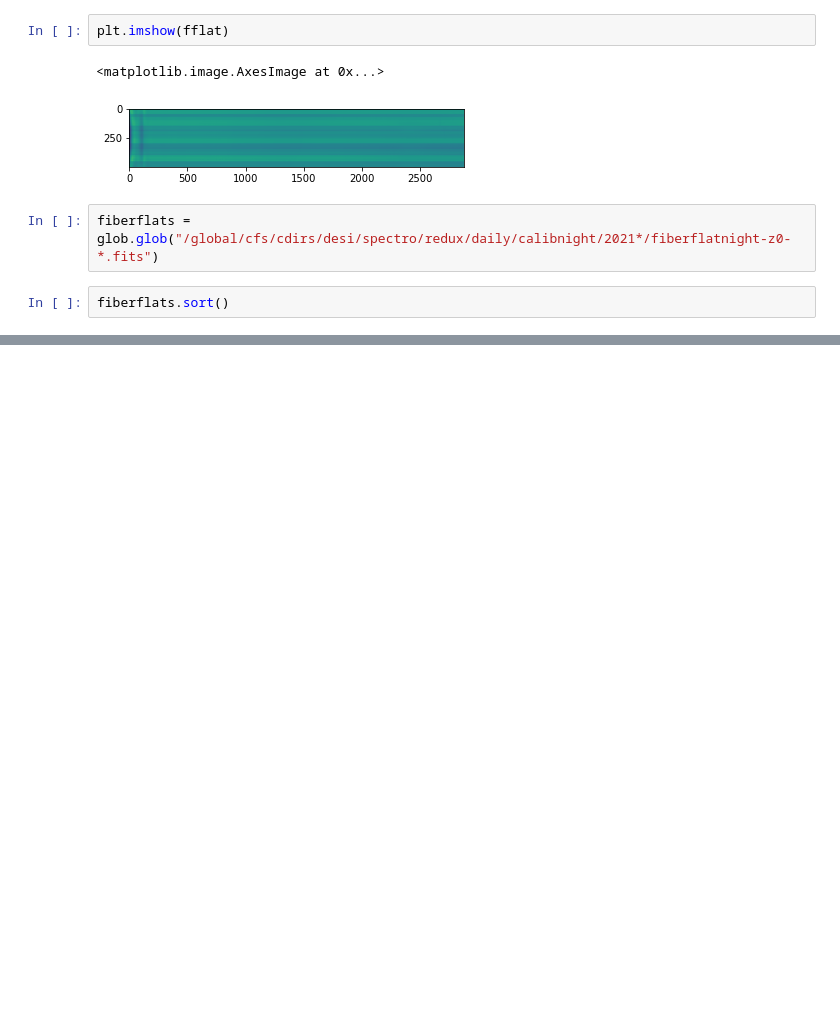
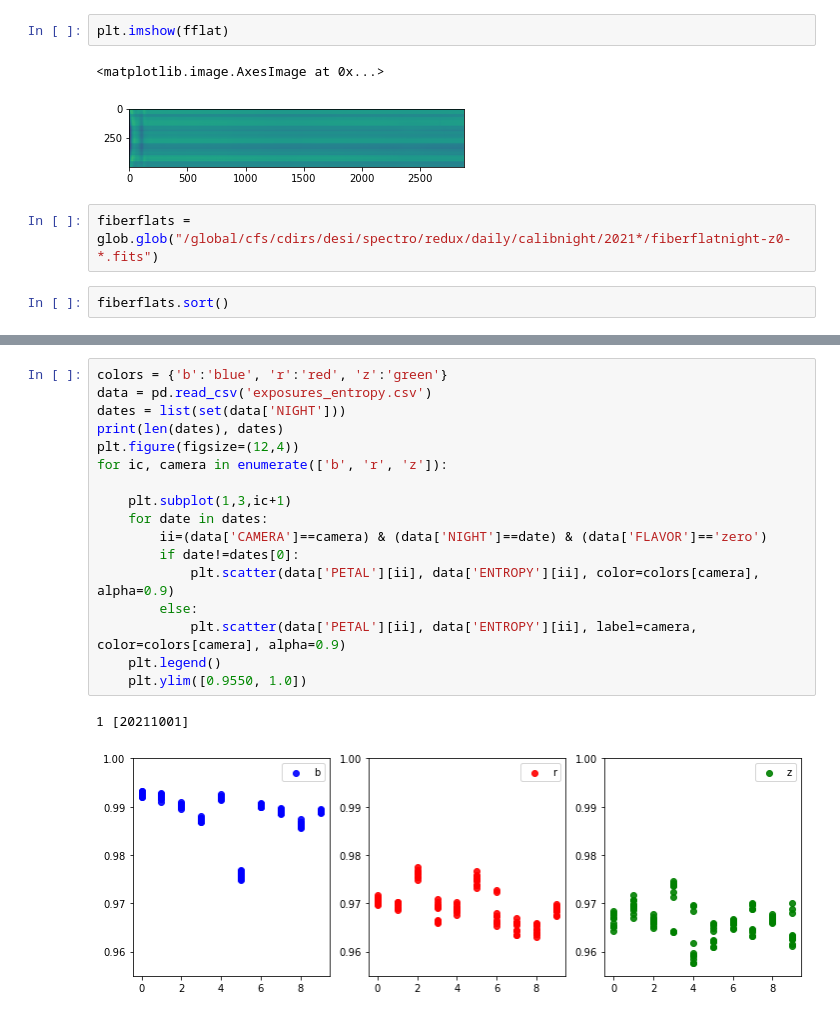
Before and after one commit to forero/SandboxDESI, a Jupyter notebook: entropy/explore_frames.ipynb, the cells around one changed output, grey strips where cells are left out. Drawn from its saved outputs; the diff is of its cells as text; blank space fills up the shorter version.

```diff
--- a/entropy/explore_frames.ipynb
+++ b/entropy/explore_frames.ipynb
@@ -60,0 +109,20 @@ fiberflats
+# %%
+colors = {'b':'blue', 'r':'red', 'z':'green'}
+data = pd.read_csv('exposures_entropy.csv')
+dates = list(set(data['NIGHT']))
+print(len(dates), dates)
+plt.figure(figsize=(12,4))
+for ic, camera in enumerate(['b', 'r', 'z']):
+
+    plt.subplot(1,3,ic+1)
+    for date in dates:
+        ii=(data['CAMERA']==camera) & (data['NIGHT']==date) & (data['FLAVOR']=='zero')
+        if date!=dates[0]:
+            plt.scatter(data['PETAL'][ii], data['ENTROPY'][ii], color=colors[camera], alpha=0.9)
+        else:
+            plt.scatter(data['PETAL'][ii], data['ENTROPY'][ii], label=camera, color=colors[camera], alpha=0.9)
+    plt.legend()
+    plt.ylim([0.9550, 1.0])
+# %% [output]
+1 [20211001]
+[figure, added]
```
Also changed, not shown: parts of 10 cells of this notebook.
